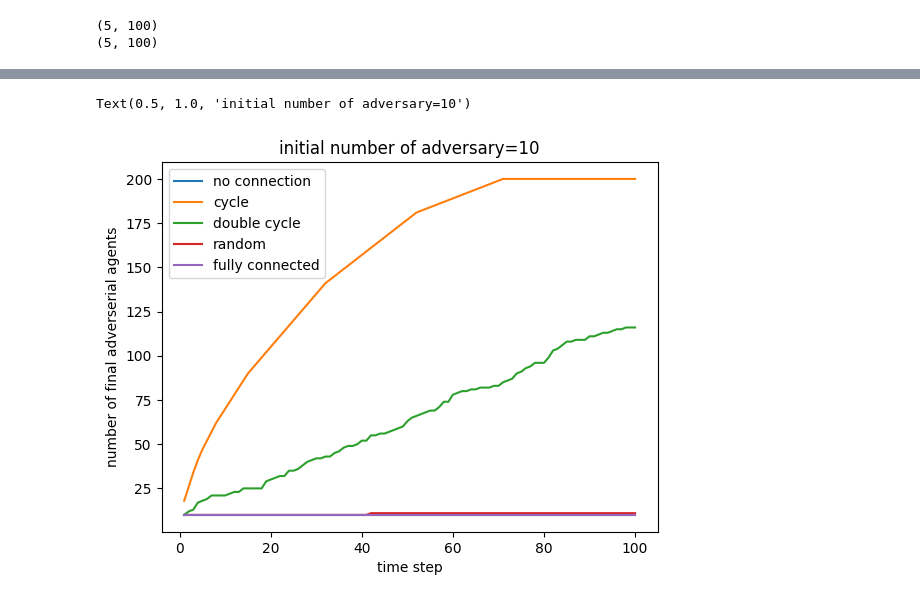
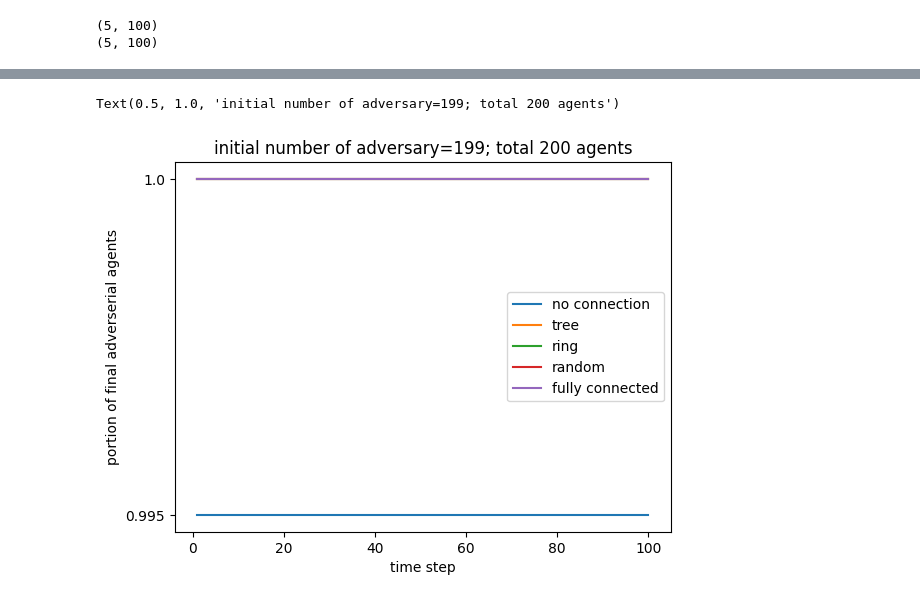
Before and after one commit to zhiting622/multiagent-simulation, a Jupyter notebook: various_models.ipynb, the cells around one changed output, grey strips where cells are left out. Drawn from its saved outputs; the diff is of its cells as text; code cells hidden in the pictures.

Commit message:
finalized various_models.ipynb

```diff
--- a/various_models.ipynb
+++ b/various_models.ipynb
@@ -197,7 +439,7 @@ Text(0.5, 1.0, 'initial number of adversary=1')
 # time step iteration simulation begins
 random.seed(random_seed)
 depends_on_past_states = True # if the agent's policy depends on past states or current states?
-num_adv = 10
+num_adv = 199
 adjacencies = [adjacency_identity, adjacency_cycle, adjacency_double_cycle, adjacency_random, adjacency_1]
 
 num_purple_adj = []
@@ -219,35 +461,38 @@ for adjacency in adjacencies:
             current_states, current_purple, increased_purple = simulation(num_agents=num_agents, depends_on_past_states=True,past_states=prev_states,
                                                                         func=None, impacted_by_portion=True, confidence=None, impact_from_others=adjacency, cost_of_state=None)
             if iter == 0:
                 current_states_carlo =  np.copy(current_states)
             else:
                 current_states_carlo = current_states_carlo + current_states
             current_states_carlo = np.array(current_states_carlo)
             current_purple_carlo += current_purple
 
         current_states = [round(num) for num in current_states_carlo/monte_carlo] # make sure the states are binary
         current_purple = sum(current_states)
 
         increased_purple = current_purple - num_adv
 
         num_purple.append(current_purple)
         num_increase.append(increased_purple)
         prev_states = current_states
 
     num_purple_adj.append(num_purple)
     num_increase_adj.append(num_increase)
 
 num_purple_time = np.array(num_purple_adj)
 num_increase_time = np.array(num_increase_adj)
 
+values = [199, 200]
+labels = [value/200 for value in values]
+plt.yticks(values, labels)
 plt.plot(nums, num_purple_time.T)
 plt.xlabel("time step")
-plt.ylabel("number of final adverserial agents")
-plt.legend(['no connection', 'cycle', 'double cycle', 'random', 'fully connected'])
+plt.ylabel("portion of final adverserial agents")
+plt.legend(['no connection', 'tree', 'ring', 'random', 'fully connected'])
 
 
-title = 'initial number of adversary=' + str(num_adv)
+title = 'initial number of adversary=' + str(num_adv) + '; total 200 agents'
 plt.title(title)
 # %% [output]
-Text(0.5, 1.0, 'initial number of adversary=10')
+Text(0.5, 1.0, 'initial number of adversary=199; total 200 agents')
-[figure, old version]
+[figure, new version]
```
Also changed, not shown: parts of 9 cells of this notebook.
